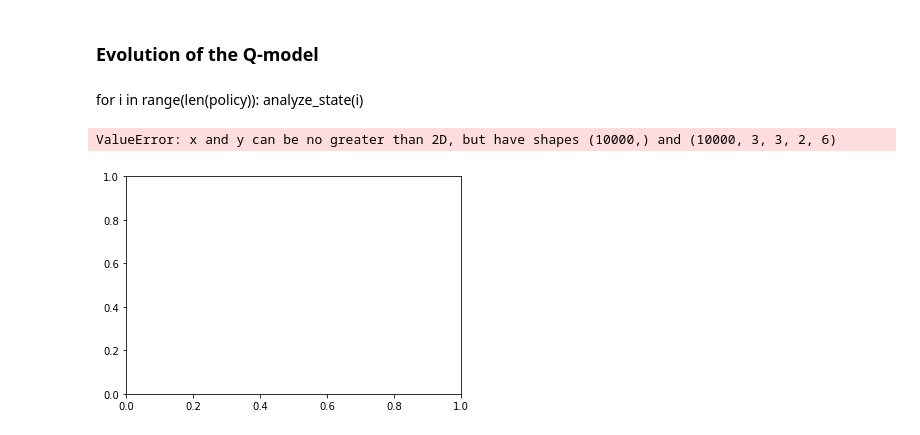
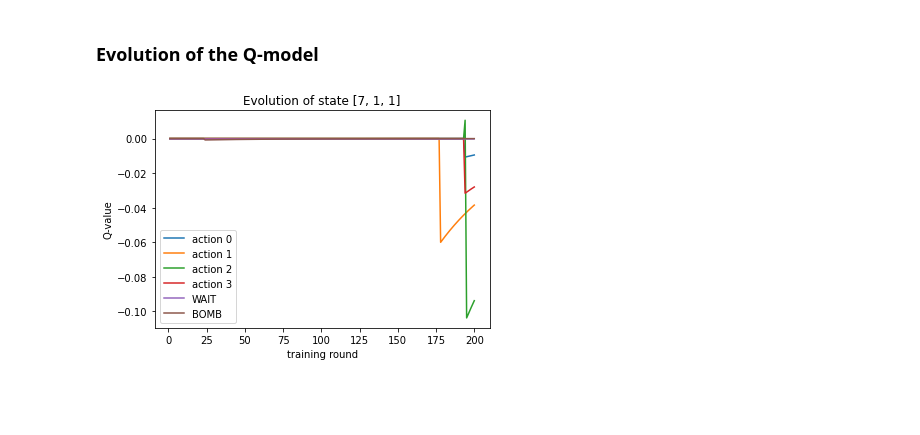
Before and after one commit to Fjallripa/bomberman, a Jupyter notebook: analysis/h1/params/analysis_train.ipynb, the cells around one changed output. Drawn from its saved outputs; the diff is of its cells as text; code cells hidden in the pictures; blank space fills up the shorter version.

Commit message:
Fixed remaining analysis_train issue

```diff
--- a/analysis/h1/params/analysis_train.ipynb
+++ b/analysis/h1/params/analysis_train.ipynb
@@ -121,10 +121,10 @@ plt.show()
 # %%
 def analyze_state (state):
     state_index, f5, f6 = state
-    Q_state = allQs[:, state]
+    Q_state = allQs[:, state_index, f5, f6]
     labels  = ["action 0", "action 1", "action 2", "action 3", "WAIT", "BOMB"]
 
-    plt.plot(np.arange(number_of_rounds) + 1, Q_state, label = labels)
+    plt.plot(np.arange(training_rounds) + 1, Q_state, label = labels)
     plt.title(f"Evolution of state {state}")
     plt.ylabel("Q-value")
     plt.xlabel("training round")
@@ -134,11 +134,7 @@ def analyze_state (state):
 ### Evolution of the Q-model
 # %%
 allQs = np.load("Qtrain.npy")
-# %% [markdown]
-for i in range(len(policy)):
-    analyze_state(i)
 # %%
-analyze_state((7, 1, 1))
+analyze_state([7, 1, 1])
 # %% [output]
-ValueError: x and y can be no greater than 2D, but have shapes (10000,) and (10000, 3, 3, 2, 6)
-[figure, old version]
+[figure, new version]
```
Also changed, not shown: parts of 5 cells of this notebook.
